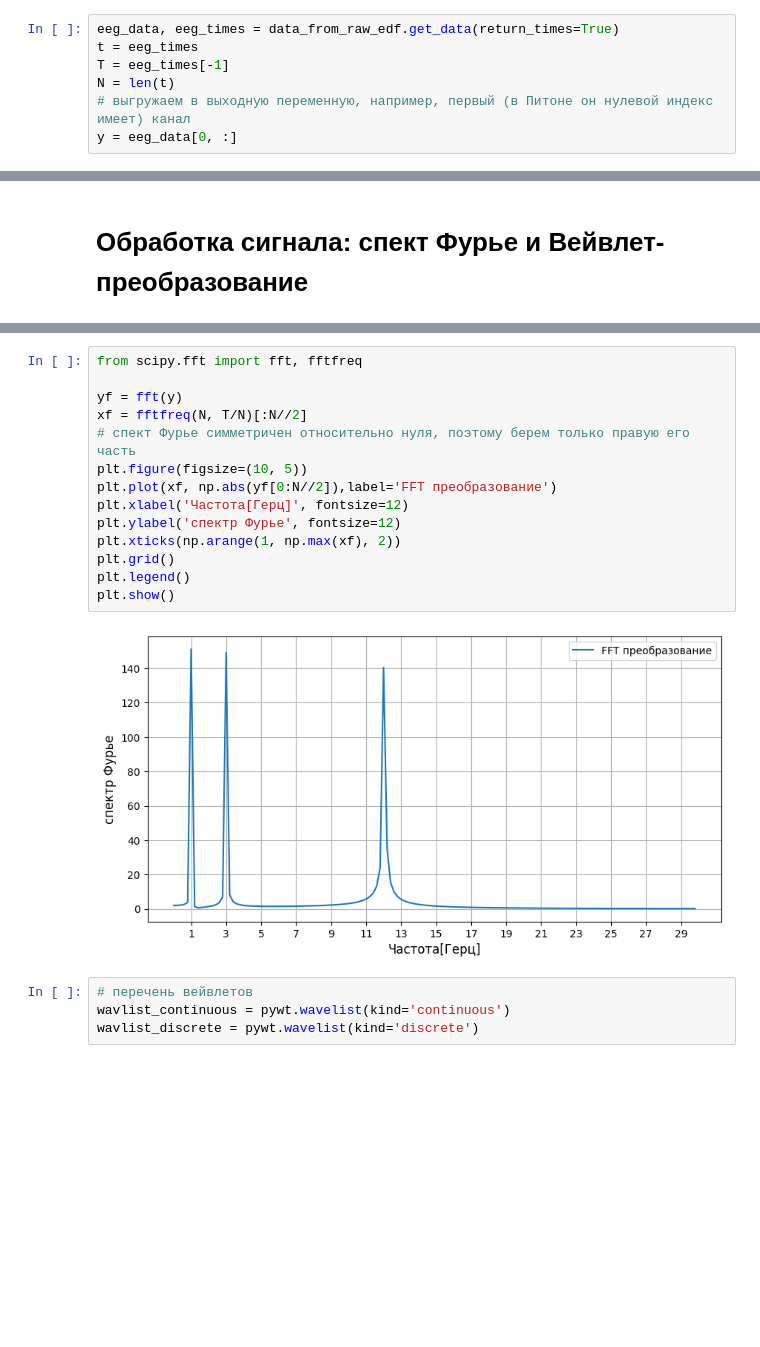
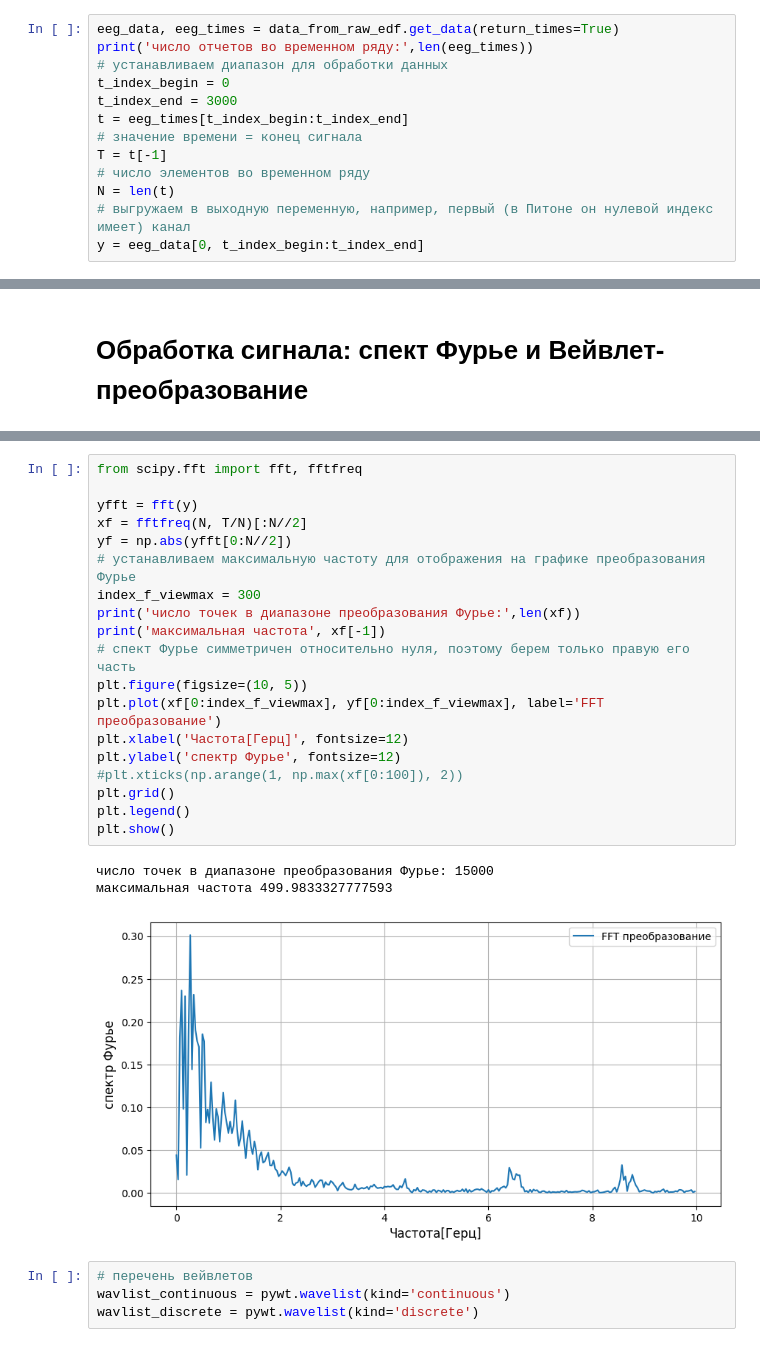
Before and after one commit to TAUforPython/wavelets, a Jupyter notebook: wavelets_cwt_dwt_example_EEG_ECG.ipynb, the cells around one changed output, grey strips where cells are left out. Cells and saved outputs as stored; diff of their text form; blank space fills up the shorter version.

```diff
--- a/wavelets_cwt_dwt_example_EEG_ECG.ipynb
+++ b/wavelets_cwt_dwt_example_EEG_ECG.ipynb
@@ -324,8 +325,14 @@ print(data_from_raw_edf.ch_names)
 [figure]
 # %%
 eeg_data, eeg_times = data_from_raw_edf.get_data(return_times=True)
-t = eeg_times
-T = eeg_times[-1]
+print('число отчетов во временном ряду:',len(eeg_times))
+# устанавливаем диапазон для обработки данных
+t_index_begin = 0
+t_index_end = 3000
+t = eeg_times[t_index_begin:t_index_end]
+# значение времени = конец сигнала
+T = t[-1]
+# число элементов во временном ряду
 N = len(t)
 # выгружаем в выходную переменную, например, первый (в Питоне он нулевой индекс имеет) канал
-y = eeg_data[0, :]
+y = eeg_data[0, t_index_begin:t_index_end]
@@ -349,19 +358,26 @@ plt.show()
 # %%
 from scipy.fft import fft, fftfreq
 
-yf = fft(y)
+yfft = fft(y)
 xf = fftfreq(N, T/N)[:N//2]
+yf = np.abs(yfft[0:N//2])
+# устанавливаем максимальную частоту для отображения на графике преобразования Фурье
+index_f_viewmax = 300
+print('число точек в диапазоне преобразования Фурье:',len(xf))
+print('максимальная частота', xf[-1])
 # спект Фурье симметричен относительно нуля, поэтому берем только правую его часть
 plt.figure(figsize=(10, 5))
-plt.plot(xf, np.abs(yf[0:N//2]),label='FFT преобразование')
+plt.plot(xf[0:index_f_viewmax], yf[0:index_f_viewmax], label='FFT преобразование')
 plt.xlabel('Частота[Герц]', fontsize=12)
 plt.ylabel('спектр Фурье', fontsize=12)
-plt.xticks(np.arange(1, np.max(xf), 2))
+#plt.xticks(np.arange(1, np.max(xf[0:100]), 2))
 plt.grid()
 plt.legend()
 plt.show()
 # %% [output]
+число точек в диапазоне преобразования Фурье: 15000
+максимальная частота 499.9833327777593
-[figure, old version]
+[figure, new version]
 # %%
 # перечень вейвлетов
 wavlist_continuous = pywt.wavelist(kind='continuous')
```
Also changed, not shown: parts of 8 cells of this notebook.
